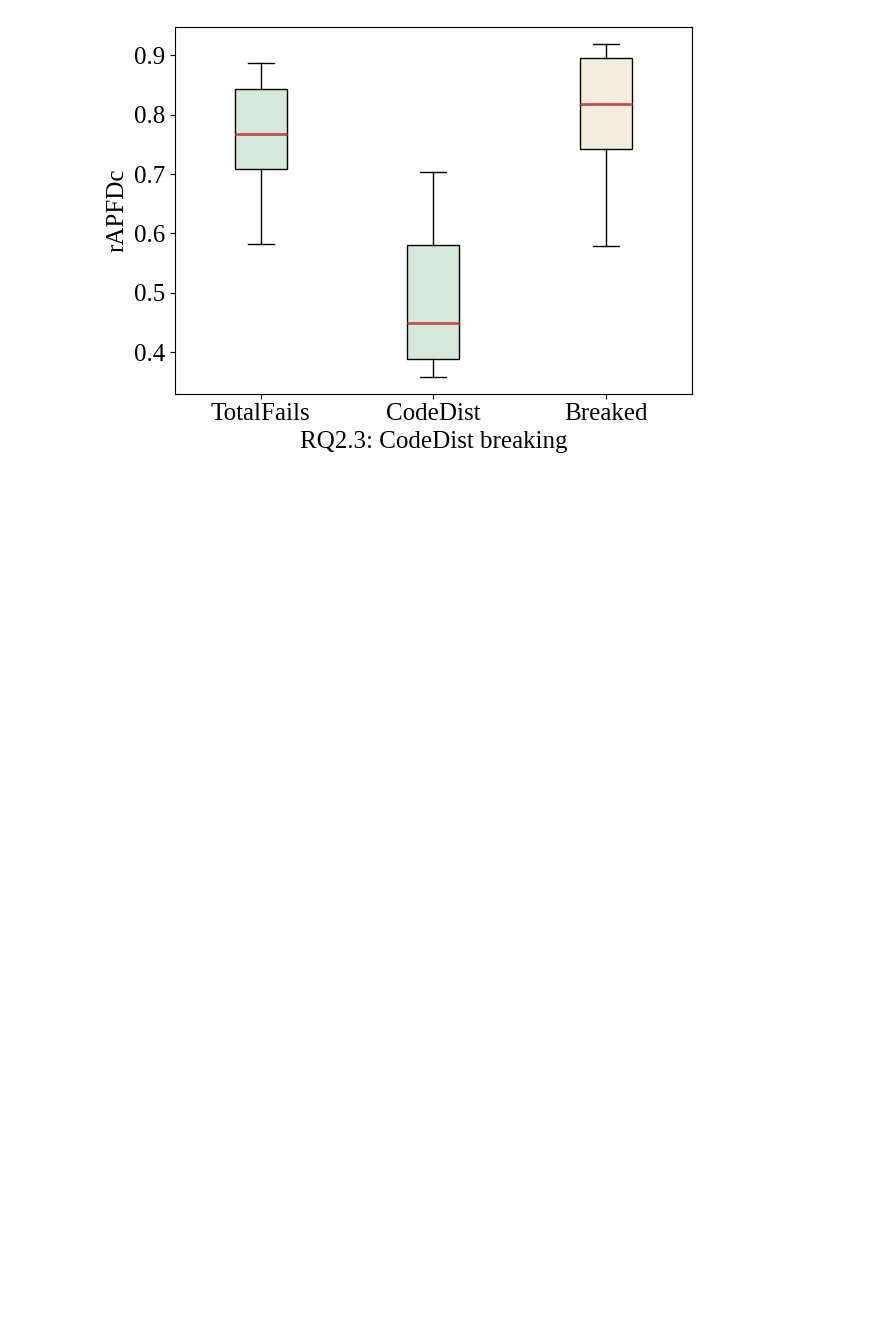
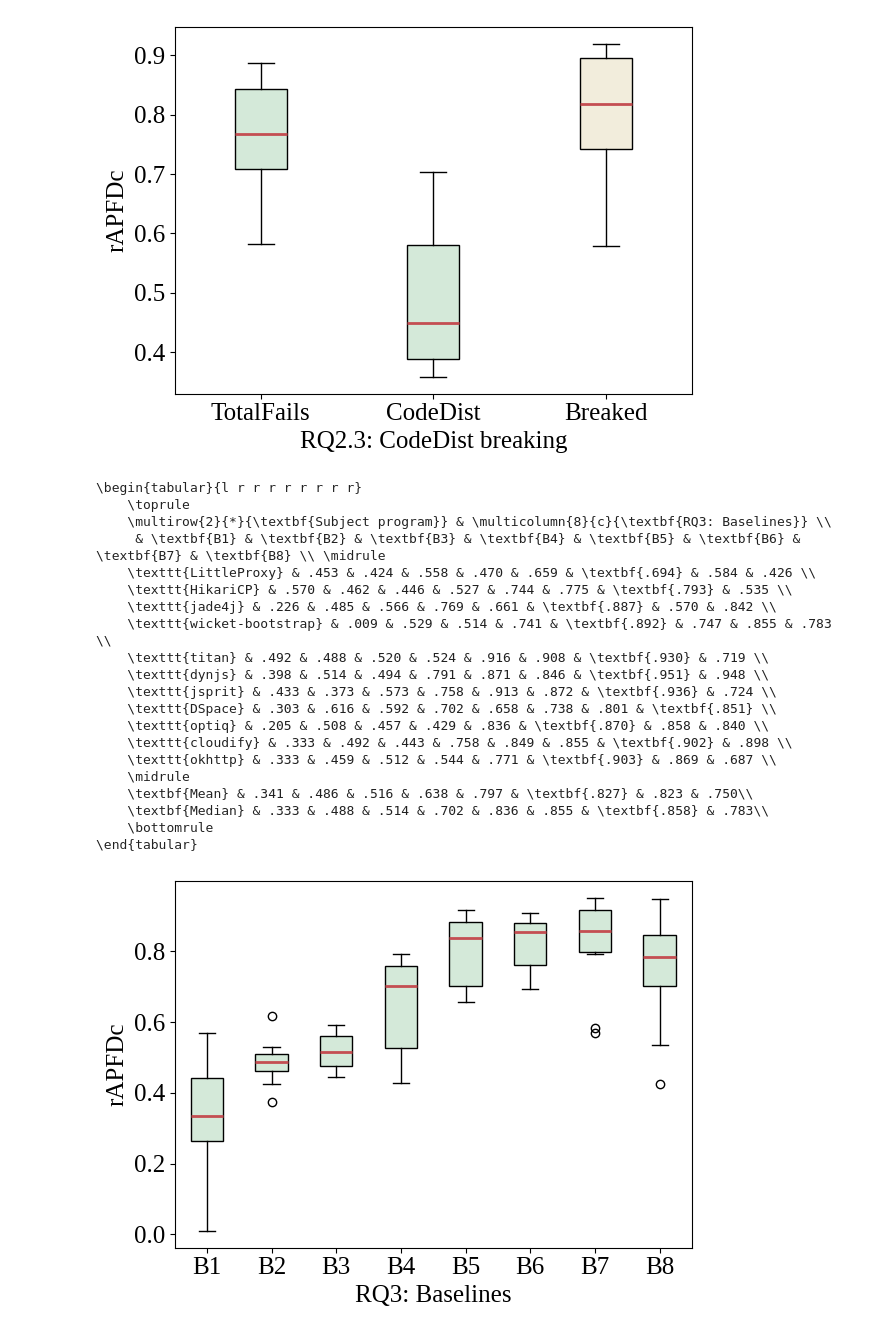
Before and after one commit to LechMadeyski/MSc25TomaszChojnacki, a Jupyter notebook: figures/figures.ipynb, the cells around one changed output. Cells and saved outputs as stored; diff of their text form; code cells hidden in the pictures; blank space fills up the shorter version.

```diff
--- a/figures/figures.ipynb
+++ b/figures/figures.ipynb
@@ -360,6 +360,39 @@ rq(
     \bottomrule
 \end{tabular}
 [figure]
+# %%
+rq(
+    input="rq3-base",
+    ais=range(8),
+    ylabel="rAPFDc",
+    xlabel="RQ3: Baselines",
+    tlabel=[
+        "B1", "B2", "B3", "B4", "B5", "B6", "B7", "B8"
+    ],
+    baseline=8,
+)
+# %% [output]
+\begin{tabular}{l r r r r r r r r}
+    \toprule
+    \multirow{2}{*}{\textbf{Subject program}} & \multicolumn{8}{c}{\textbf{RQ3: Baselines}} \\
+     & \textbf{B1} & \textbf{B2} & \textbf{B3} & \textbf{B4} & \textbf{B5} & \textbf{B6} & \textbf{B7} & \textbf{B8} \\ \midrule
+    \texttt{LittleProxy} & .453 & .424 & .558 & .470 & .659 & \textbf{.694} & .584 & .426 \\
+    \texttt{HikariCP} & .570 & .462 & .446 & .527 & .744 & .775 & \textbf{.793} & .535 \\
+    \texttt{jade4j} & .226 & .485 & .566 & .769 & .661 & \textbf{.887} & .570 & .842 \\
+    \texttt{wicket-bootstrap} & .009 & .529 & .514 & .741 & \textbf{.892} & .747 & .855 & .783 \\
+    \texttt{titan} & .492 & .488 & .520 & .524 & .916 & .908 & \textbf{.930} & .719 \\
+    \texttt{dynjs} & .398 & .514 & .494 & .791 & .871 & .846 & \textbf{.951} & .948 \\
+    \texttt{jsprit} & .433 & .373 & .573 & .758 & .913 & .872 & \textbf{.936} & .724 \\
+    \texttt{DSpace} & .303 & .616 & .592 & .702 & .658 & .738 & .801 & \textbf{.851} \\
+    \texttt{optiq} & .205 & .508 & .457 & .429 & .836 & \textbf{.870} & .858 & .840 \\
+    \texttt{cloudify} & .333 & .492 & .443 & .758 & .849 & .855 & \textbf{.902} & .898 \\
+    \texttt{okhttp} & .333 & .459 & .512 & .544 & .771 & \textbf{.903} & .869 & .687 \\
+    \midrule
+    \textbf{Mean} & .341 & .486 & .516 & .638 & .797 & \textbf{.827} & .823 & .750\\
+    \textbf{Median} & .333 & .488 & .514 & .702 & .836 & .855 & \textbf{.858} & .783\\
+    \bottomrule
+\end{tabular}
+[figure, added]
 # %%
 rq(
     input="rq3-rapfdc",
```
Also changed, not shown: parts of 3 cells of this notebook, 11 other files.
